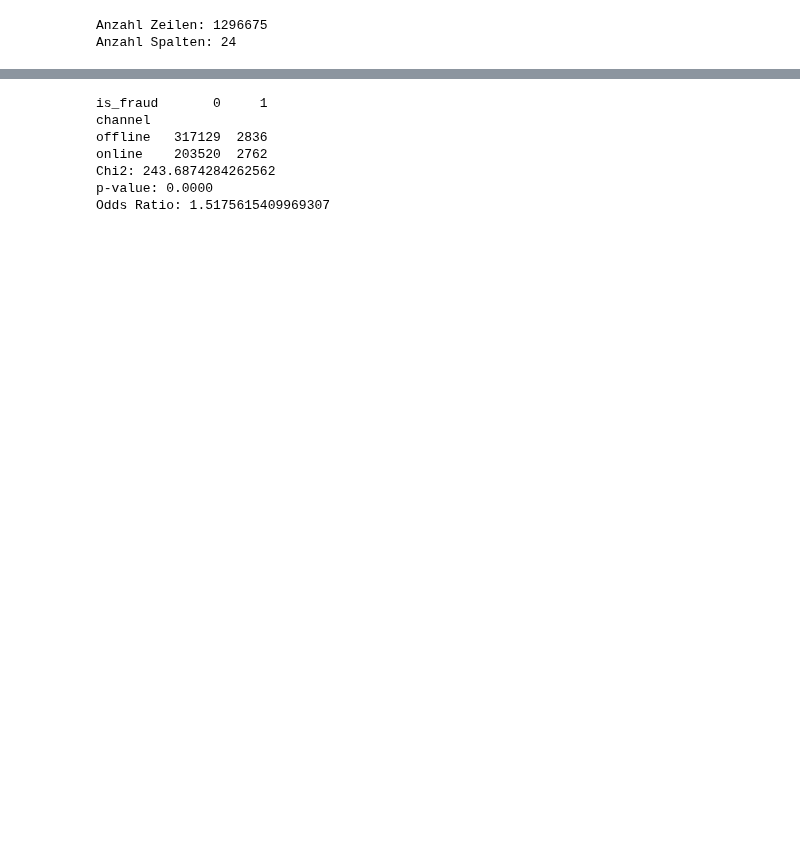
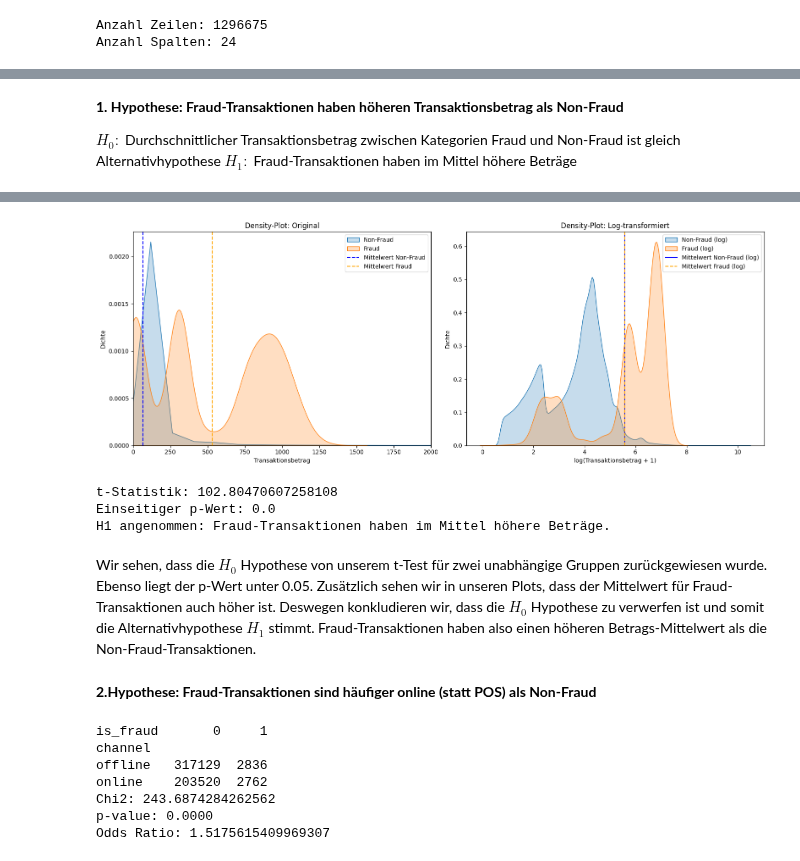
Before and after one commit to philethaler/Statistik-Datenbank, a Jupyter notebook: Analyse_7und8.ipynb, the cells around one changed output, grey strips where cells are left out. Cells and saved outputs as stored; diff of their text form; code cells hidden in the pictures; blank space fills up the shorter version.

Commit message:
Lecture 7 and 8: Hypotheses Tests

```diff
--- a/Analyse_7und8.ipynb
+++ b/Analyse_7und8.ipynb
@@ -29,0 +38,69 @@ Anzahl Spalten: 24
+# %% [markdown]
+**1. Hypothese: Fraud-Transaktionen haben höheren Transaktionsbetrag als Non-Fraud**
+
+$H_0:$ Durchschnittlicher Transaktionsbetrag zwischen Kategorien Fraud und Non-Fraud ist gleich
+Alternativhypothese $H_1:$ Fraud-Transaktionen haben im Mittel höhere Beträge
+# %%
+from scipy.stats import ttest_ind
+from scipy.stats import norm
+
+# Daten laden
+
+# Annahme: Spalten heißen "fraud" (0 = kein Betrug, 1 = Betrug) und "amount"
+fraud_amounts = ds[ds["is_fraud"] == 1]["amt"]
+nonfraud_amounts = ds[ds["is_fraud"] == 0]["amt"]
+
+# Log-Transformation
+fraud_log = np.log1p(fraud_amounts)
+nonfraud_log = np.log1p(nonfraud_amounts)
+
+# Mittelwerte berechnen
+mean_nonfraud = nonfraud_amounts.mean()
+mean_fraud = fraud_amounts.mean()
+mean_nonfraud_log = fraud_log.mean()
+mean_fraud_log = fraud_log.mean()
+
+plt.figure(figsize=(16, 6))
+
+# Linker Plot: Original Beträge
+plt.subplot(1, 2, 1)
+sns.kdeplot(nonfraud_amounts, label="Non-Fraud", shade=True)
+sns.kdeplot(fraud_amounts, label="Fraud", shade=True)
+plt.axvline(mean_nonfraud, color='blue', linestyle='--', label='Mittelwert Non-Fraud')
+plt.axvline(mean_fraud, color='orange', linestyle='--', label='Mittelwert Fraud')
+plt.xlabel("Transaktionsbetrag")
+plt.ylabel("Dichte")
+plt.title("Density-Plot: Original")
+plt.xlim(0,2000)
+plt.legend()
+
+# Rechter Plot: Log-transformierte Beträge
+plt.subplot(1, 2, 2)
+sns.kdeplot(nonfraud_log, label="Non-Fraud (log)", shade=True)
+sns.kdeplot(fraud_log, label="Fraud (log)", shade=True)
+plt.axvline(mean_nonfraud_log, color='blue', linestyle='-', label='Mittelwert Non-Fraud (log)')
+plt.axvline(mean_fraud_log, color='orange', linestyle='--', label='Mittelwert Fraud (log)')
+plt.xlabel("log(Transaktionsbetrag + 1)")
+plt.ylabel("Dichte")
+plt.title("Density-Plot: Log-transformiert")
+plt.legend()
+
+plt.tight_layout()
+plt.show()
+
+# t-Test durchführen
+t_stat, p_two_sided = ttest_ind(fraud_amounts, nonfraud_amounts, equal_var=False)
+if t_stat > 0:
+    p_one_sided = p_two_sided / 2
+else:
+    p_one_sided = 1 - (p_two_sided / 2)
+
+print("t-Statistik:", t_stat)
+print("Einseitiger p-Wert:", p_one_sided)
+
+alpha = 0.05
+if p_one_sided < alpha:
+    print("H1 angenommen: Fraud-Transaktionen haben im Mittel höhere Beträge.")
+else:
+    print("H0 kann nicht verworfen werden.")
+# %% [output]
@@ -30,3 +126,11 @@ Anzahl Spalten: 24
+[figure, added]
+t-Statistik: 102.80470607258108
+Einseitiger p-Wert: 0.0
+H1 angenommen: Fraud-Transaktionen haben im Mittel höhere Beträge.
+# %% [markdown]
+Wir sehen, dass die $H_0$ Hypothese von unserem t-Test für zwei unabhängige Gruppen zurückgewiesen wurde. Ebenso liegt der p-Wert unter 0.05. Zusätzlich sehen wir in unseren Plots, dass der Mittelwert für Fraud-Transaktionen auch höher ist. Deswegen konkludieren wir, dass die $H_0$ Hypothese zu verwerfen ist und somit die Alternativhypothese $H_1$ stimmt. Fraud-Transaktionen haben also einen höheren Betrags-Mittelwert als die Non-Fraud-Transaktionen.
+# %% [markdown]
+**2.Hypothese: Fraud-Transaktionen sind häufiger online (statt POS) als Non-Fraud**
 # %%
 from scipy.stats import chi2_contingency
 
```
Also changed, not shown: parts of 23 cells of this notebook.
